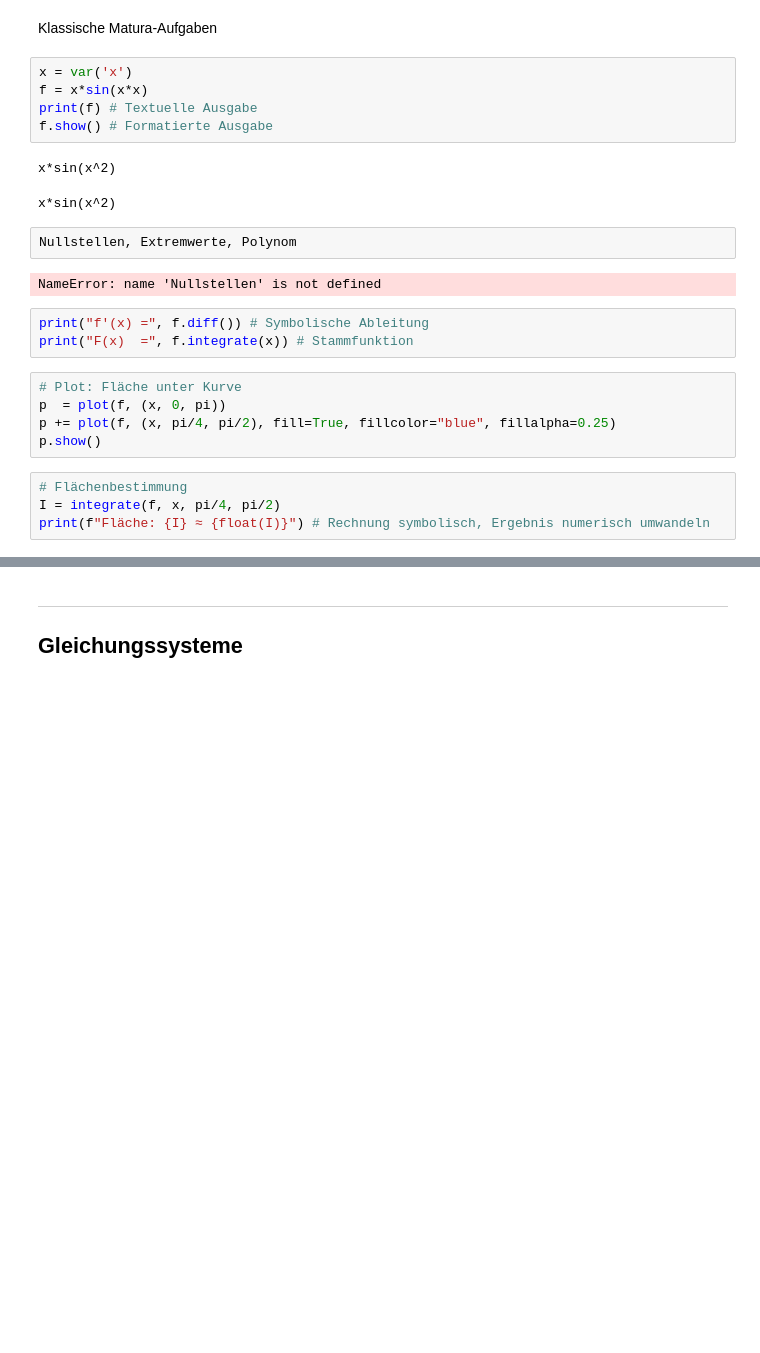
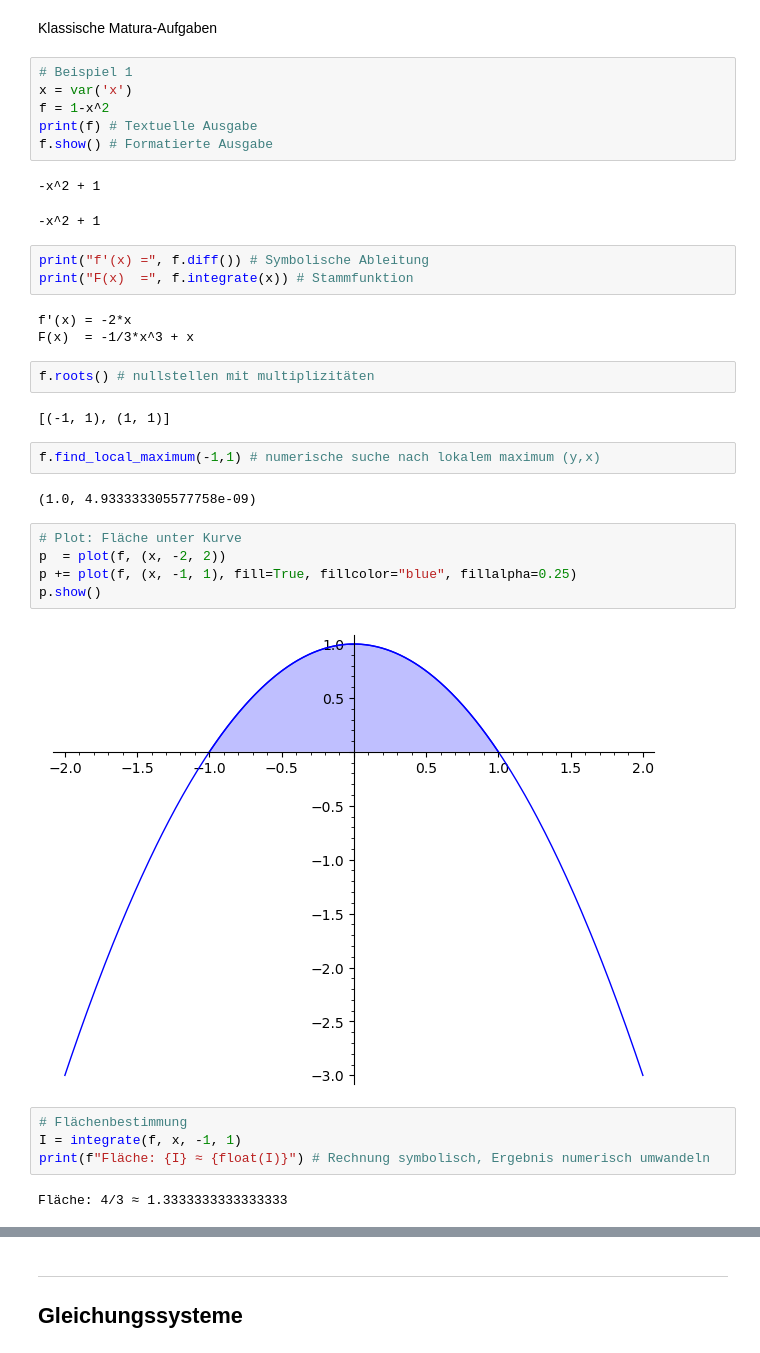
Before and after one commit to manfredscheucher/talk-glt26, a Jupyter notebook: talk.ipynb, the cells around one changed output, grey strips where cells are left out. Cells and saved outputs as stored; diff of their text form; blank space fills up the shorter version.

```diff
--- a/talk.ipynb
+++ b/talk.ipynb
@@ -112,26 +297,38 @@ Wall time: 1.19 s
 # %% [markdown]
 Klassische Matura-Aufgaben
 # %%
+# Beispiel 1
 x = var('x')
-f = x*sin(x*x)
+f = 1-x^2
 print(f) # Textuelle Ausgabe
 f.show() # Formatierte Ausgabe
 # %% [output]
-x*sin(x^2)
+-x^2 + 1
-x*sin(x^2)
+-x^2 + 1
-# %%
-Nullstellen, Extremwerte, Polynom
-# %% [output]
-NameError: name 'Nullstellen' is not defined
 # %%
 print("f'(x) =", f.diff()) # Symbolische Ableitung
 print("F(x)  =", f.integrate(x)) # Stammfunktion
+# %% [output]
+f'(x) = -2*x
+F(x)  = -1/3*x^3 + x
+# %%
+f.roots() # nullstellen mit multiplizitäten
+# %% [output]
+[(-1, 1), (1, 1)]
+# %%
+f.find_local_maximum(-1,1) # numerische suche nach lokalem maximum (y,x)
+# %% [output]
+(1.0, 4.933333305577758e-09)
 # %%
 # Plot: Fläche unter Kurve
-p  = plot(f, (x, 0, pi))
-p += plot(f, (x, pi/4, pi/2), fill=True, fillcolor="blue", fillalpha=0.25)
+p  = plot(f, (x, -2, 2))
+p += plot(f, (x, -1, 1), fill=True, fillcolor="blue", fillalpha=0.25)
 p.show()
+# %% [output]
+[figure, added]
 # %%
 # Flächenbestimmung
-I = integrate(f, x, pi/4, pi/2)
+I = integrate(f, x, -1, 1)
 print(f"Fläche: {I} ≈ {float(I)}") # Rechnung symbolisch, Ergebnis numerisch umwandeln
+# %% [output]
+Fläche: 4/3 ≈ 1.3333333333333333
```
Also changed, not shown: parts of 77 cells of this notebook, 9 other files.
